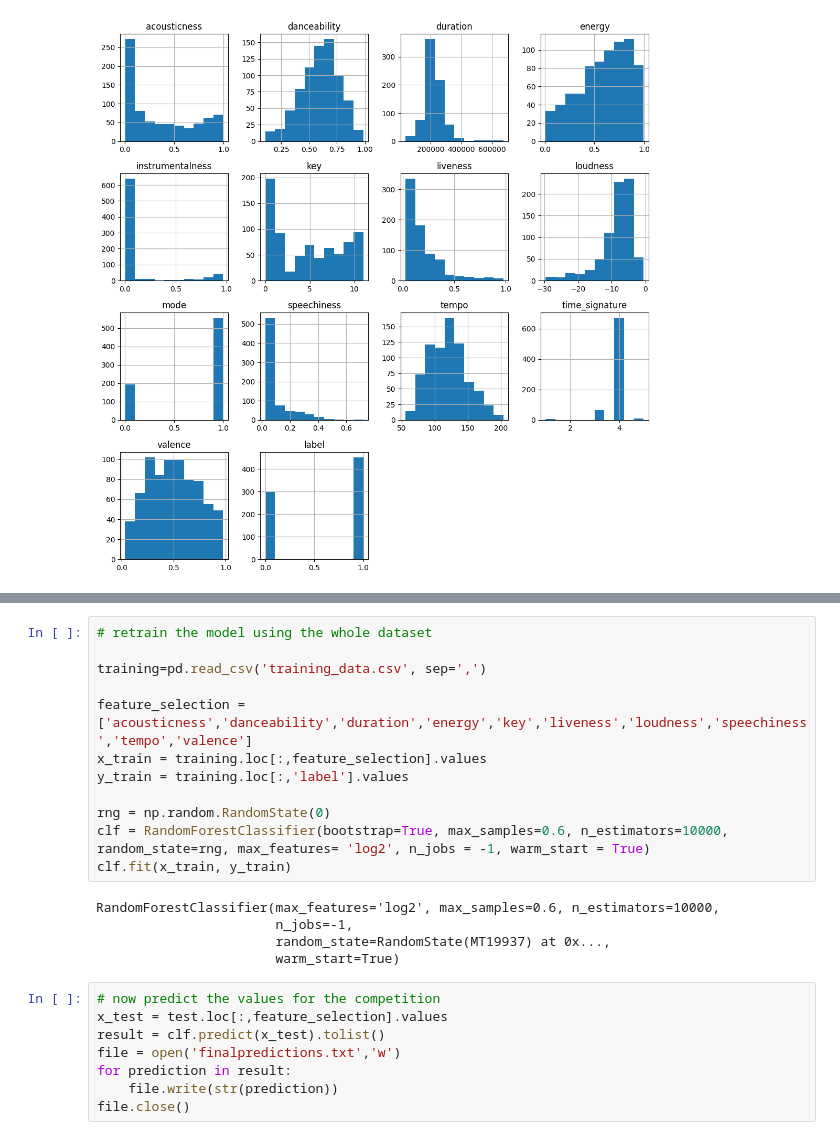
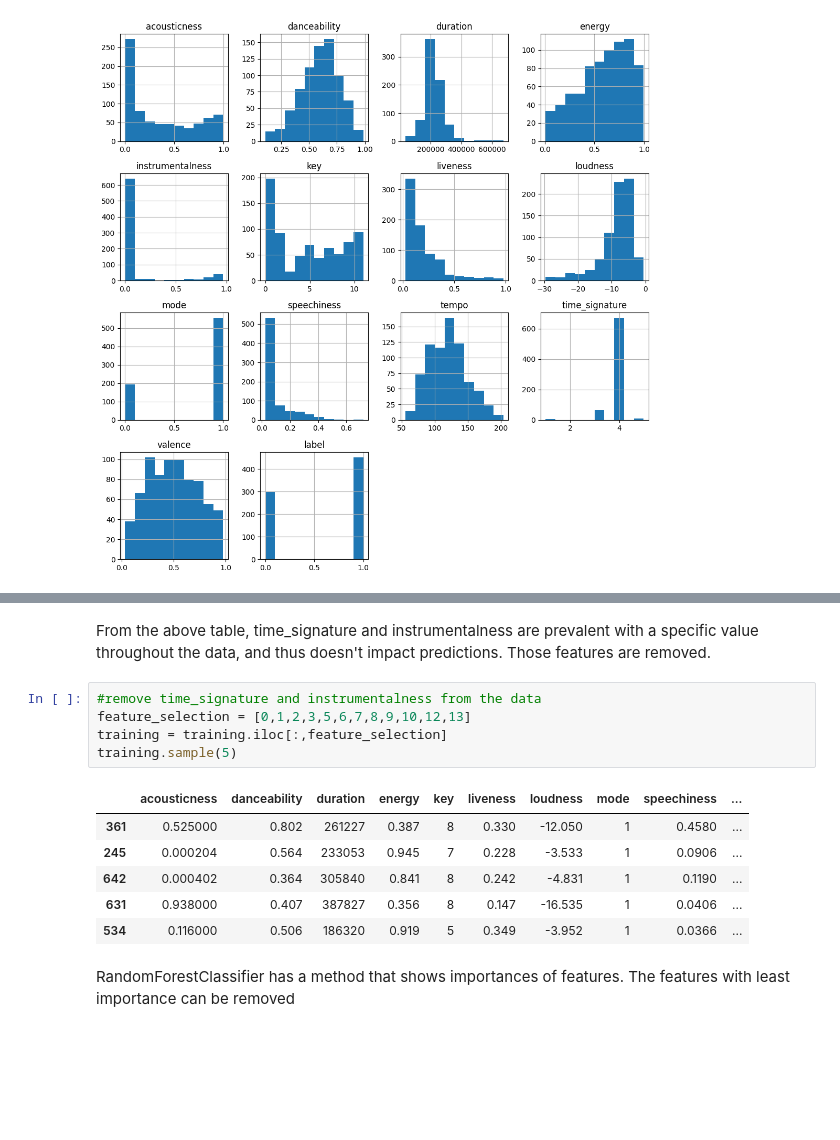
Before and after one commit to mario3219/machine-learning-excercises, a Jupyter notebook: labb1/report.ipynb, the cells around one changed output, grey strips where cells are left out. Cells and saved outputs as stored; diff of their text form; blank space fills up the shorter version.

```diff
--- a/labb1/report.ipynb
+++ b/labb1/report.ipynb
@@ -204,25 +72,16 @@ plt.title('Accuracy Score: {0}'.format(score), size = 15);
-# %%
-# retrain the model using the whole dataset
-
-training=pd.read_csv('training_data.csv', sep=',')
-
-feature_selection = ['acousticness','danceability','duration','energy','key','liveness','loudness','speechiness','tempo','valence']
-x_train = training.loc[:,feature_selection].values
-y_train = training.loc[:,'label'].values
-
-rng = np.random.RandomState(0)
-clf = RandomForestClassifier(bootstrap=True, max_samples=0.6, n_estimators=10000, random_state=rng, max_features= 'log2', n_jobs = -1, warm_start = True)
-clf.fit(x_train, y_train)
-# %% [output]
-RandomForestClassifier(max_features='log2', max_samples=0.6, n_estimators=10000,
-                       n_jobs=-1,
-                       random_state=RandomState(MT19937) at 0x...,
-                       warm_start=True)
-# %%
-# now predict the values for the competition
-x_test = test.loc[:,feature_selection].values
-result = clf.predict(x_test).tolist()
-file = open('finalpredictions.txt','w')
-for prediction in result:
-	file.write(str(prediction))
-file.close()
+# %% [markdown]
+From the above table, time_signature and instrumentalness are prevalent with a specific value throughout the data, and thus doesn't impact predictions. Those features are removed.
+# %%
+#remove time_signature and instrumentalness from the data
+feature_selection = [0,1,2,3,5,6,7,8,9,10,12,13]
+training = training.iloc[:,feature_selection]
+training.sample(5)
+# %% [output]
+|  | acousticness | danceability | duration | energy | key | liveness | loudness | mode | speechiness | ... |
+| 361 | 0.525000 | 0.802 | 261227 | 0.387 | 8 | 0.330 | -12.050 | 1 | 0.4580 | ... |
+| 245 | 0.000204 | 0.564 | 233053 | 0.945 | 7 | 0.228 | -3.533 | 1 | 0.0906 | ... |
+| 642 | 0.000402 | 0.364 | 305840 | 0.841 | 8 | 0.242 | -4.831 | 1 | 0.1190 | ... |
+| 631 | 0.938000 | 0.407 | 387827 | 0.356 | 8 | 0.147 | -16.535 | 1 | 0.0406 | ... |
+| 534 | 0.116000 | 0.506 | 186320 | 0.919 | 5 | 0.349 | -3.952 | 1 | 0.0366 | ... |
+# %% [markdown]
+RandomForestClassifier has a method that shows importances of features. The features with least importance can be removed
```
Also changed, not shown: parts of 38 cells of this notebook, 4 other files.
